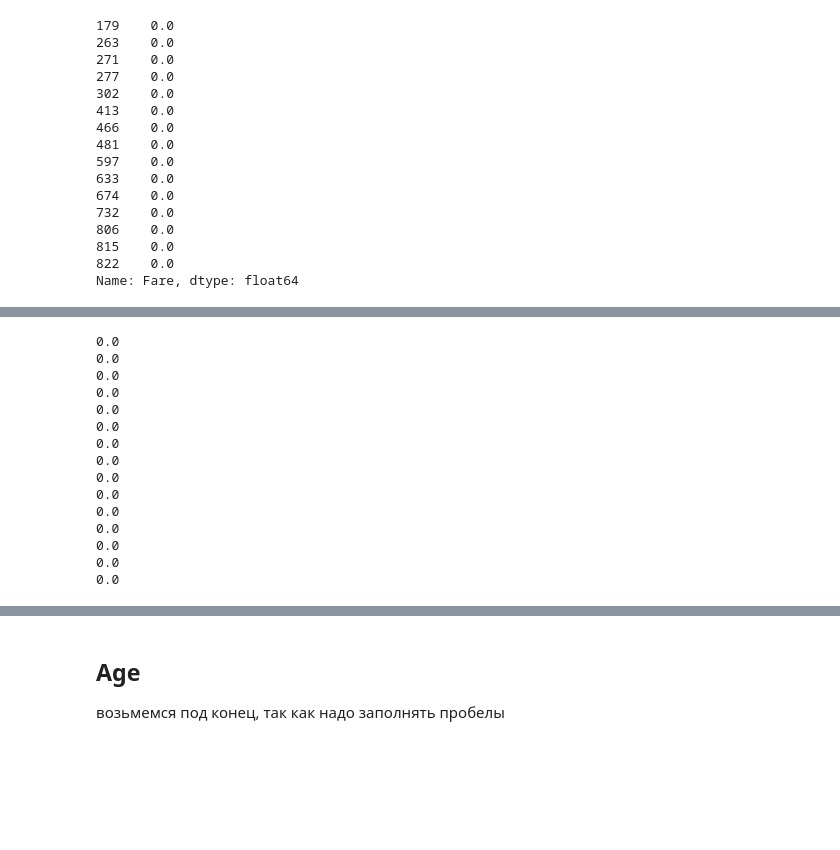
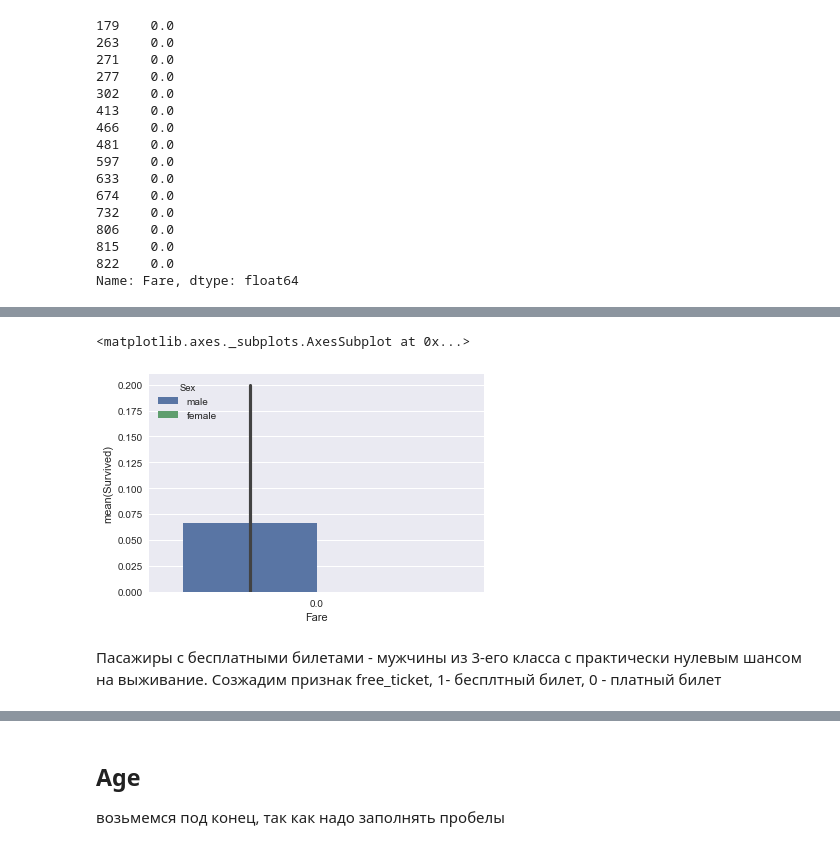
Before and after one commit to VokhmintcevKirill/ti-nic_competition2, a Jupyter notebook: Titanic_3.0.ipynb, the cells around one changed output, grey strips where cells are left out. Saved outputs shown, nothing was run; the diff lists cells and outputs as text; code cells hidden in the pictures; blank space fills up the shorter version.

```diff
--- a/Titanic_3.0.ipynb
+++ b/Titanic_3.0.ipynb
@@ -306,0 +332,7 @@ sns.distplot(test.Fare.loc[test.Fare.isnull() == False])
+# %%
+sns.barplot(x =train.Fare.loc[train.Fare == 0] , y = 'Survived', data = train, hue = 'Sex')
+# %% [output]
+<matplotlib.axes._subplots.AxesSubplot at 0x...>
+[figure, added]
+# %% [markdown]
+Пасажиры с бесплатными билетами - мужчины из 3-его класса с практически нулевым шансом на выживание. Созжадим признак free_ticket, 1- бесплтный билет, 0 - платный билет
@@ -309,21 +348 @@ train['log_fare'] = train.Fare.apply(np.log).round(3)
-# %%
-for elem in train.Fare:
-    if np.log(elem) == float('-inf'):
-        elem
-# %% [output]
-0.0
-0.0
-0.0
-0.0
-0.0
-0.0
-0.0
-0.0
-0.0
-0.0
-0.0
-0.0
-0.0
-0.0
-0.0
 # %%
```
Also changed, not shown: parts of 16 cells of this notebook.
